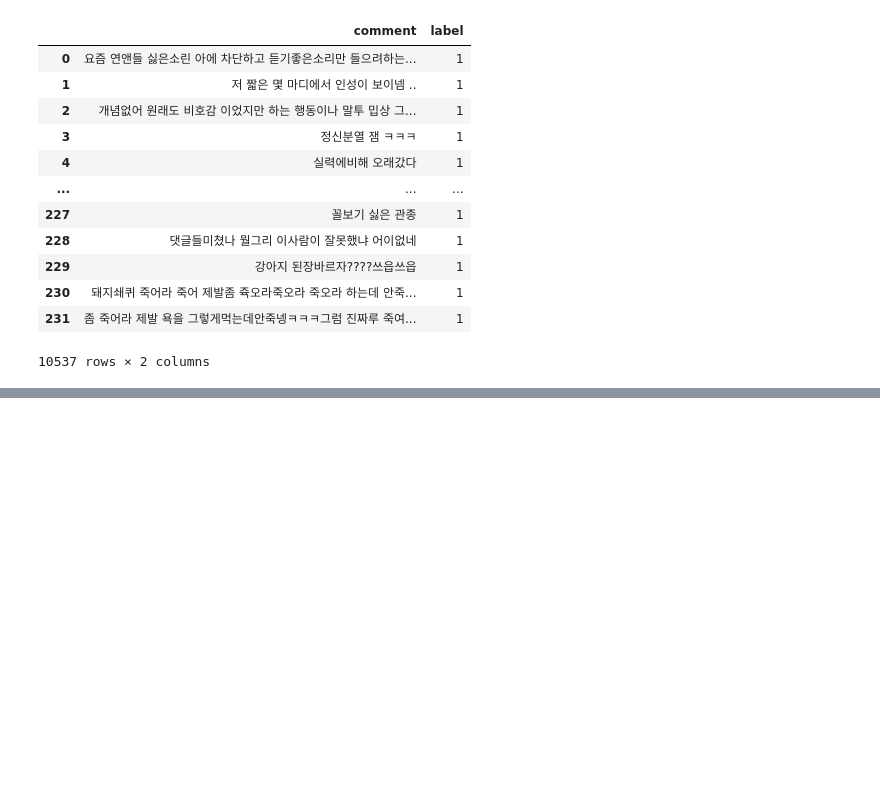
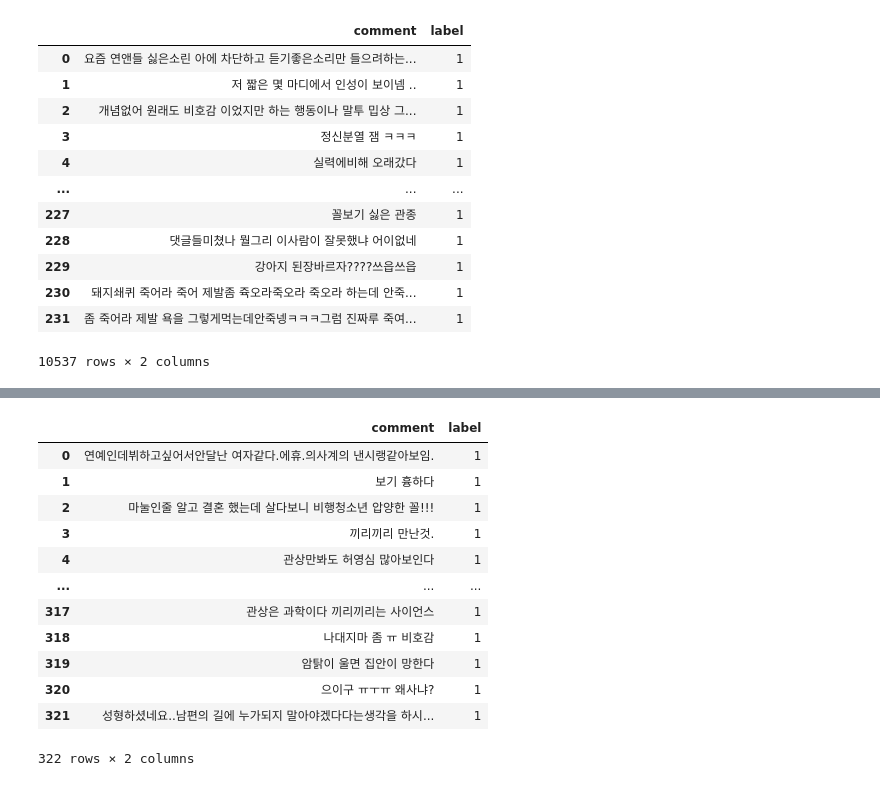
Before and after one commit to sooyeon-go/grad_project, a Jupyter notebook: comment_crawling_r/comment2_csv.ipynb, the cells around one changed output, grey strips where cells are left out. Cells and saved outputs as stored; diff of their text form; code cells hidden in the pictures; blank space fills up the shorter version.

```diff
--- a/comment_crawling_r/comment2_csv.ipynb
+++ b/comment_crawling_r/comment2_csv.ipynb
@@ -311,0 +336,17 @@ fi3
+# %%
+dic5 = pd.read_csv('n_comment14_csv.csv',encoding = 'cp949')
+dic5
+# %% [output]
+|  | comment | label |
+| 0 | 연예인데뷔하고싶어서안달난 여자같다.에휴.의사계의 낸시랭같아보임. | 1 |
+| 1 | 보기 흉하다 | 1 |
+| 2 | 마눌인줄 알고 결혼 했는데 살다보니 비행청소년 압양한 꼴!!! | 1 |
+| 3 | 끼리끼리 만난것. | 1 |
+| 4 | 관상만봐도 허영심 많아보인다 | 1 |
+| ... | ... | ... |
+| 317 | 관상은 과학이다 끼리끼리는 사이언스 | 1 |
+| 318 | 나대지마 좀 ㅠ 비호감 | 1 |
+| 319 | 암탉이 울면 집안이 망한다 | 1 |
+| 320 | 으이구 ㅠㅜㅠ 왜사냐? | 1 |
+| 321 | 성형하셨네요..남편의 길에 누가되지 말아야겠다다는생각을 하시... | 1 |
+322 rows × 2 columns
```
Also changed, not shown: parts of 2 cells of this notebook.
